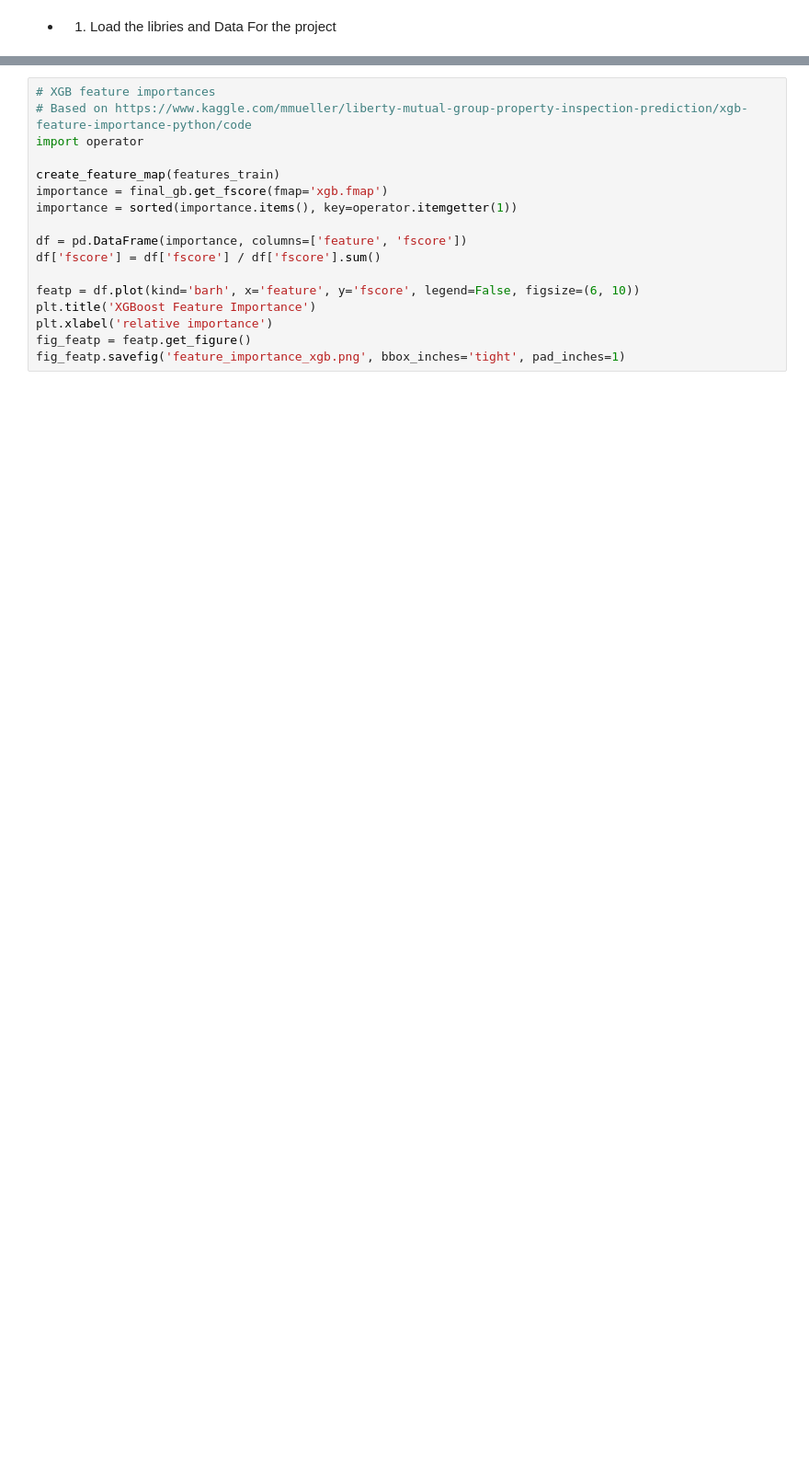
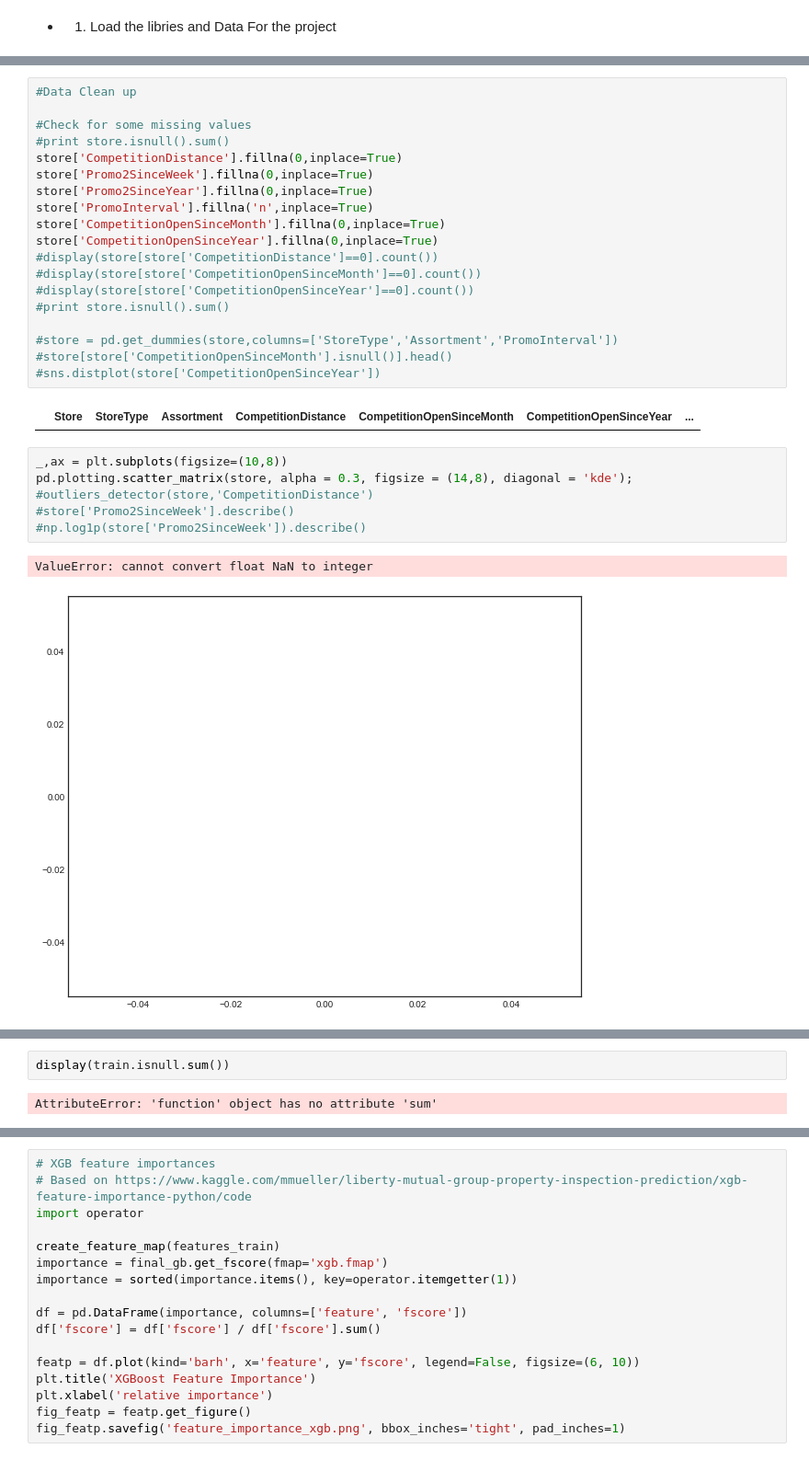
Before and after one commit to roysakura/MLND-projects, a Jupyter notebook: final_project/rossmann/Rossmann Forecast.ipynb, the cells around one changed output, grey strips where cells are left out. Shown at 92% size. Drawn from its saved outputs; the diff is of its cells as text; blank space fills up the shorter version.

```diff
--- a/final_project/rossmann/Rossmann Forecast.ipynb
+++ b/final_project/rossmann/Rossmann Forecast.ipynb
@@ -101,0 +168,30 @@ def plot_correlation_map( df ):
+# %%
+#Data Clean up
+
+#Check for some missing values
+#print store.isnull().sum()
+store['CompetitionDistance'].fillna(0,inplace=True)
+store['Promo2SinceWeek'].fillna(0,inplace=True)
+store['Promo2SinceYear'].fillna(0,inplace=True)
+store['PromoInterval'].fillna('n',inplace=True)
+store['CompetitionOpenSinceMonth'].fillna(0,inplace=True)
+store['CompetitionOpenSinceYear'].fillna(0,inplace=True)
+#display(store[store['CompetitionDistance']==0].count())
+#display(store[store['CompetitionOpenSinceMonth']==0].count())
+#display(store[store['CompetitionOpenSinceYear']==0].count())
+#print store.isnull().sum()
+
+#store = pd.get_dummies(store,columns=['StoreType','Assortment','PromoInterval'])
+#store[store['CompetitionOpenSinceMonth'].isnull()].head()
+#sns.distplot(store['CompetitionOpenSinceYear'])
+# %% [output]
+|  | Store | StoreType | Assortment | CompetitionDistance | CompetitionOpenSinceMonth | CompetitionOpenSinceYear | ... |
+# %%
+_,ax = plt.subplots(figsize=(10,8))
+pd.plotting.scatter_matrix(store, alpha = 0.3, figsize = (14,8), diagonal = 'kde');
+#outliers_detector(store,'CompetitionDistance')
+#store['Promo2SinceWeek'].describe()
+#np.log1p(store['Promo2SinceWeek']).describe()
+# %% [output]
+ValueError: cannot convert float NaN to integer
+[figure, added]
@@ -102,3 +199,7 @@ def plot_correlation_map( df ):
+# %%
+display(train.isnull.sum())
+# %% [output]
+AttributeError: 'function' object has no attribute 'sum'
 # %%
 #print train.isnull().sum()
 #print store.isnull().sum()
```
Also changed, not shown: parts of 21 cells of this notebook, 2 other files.
